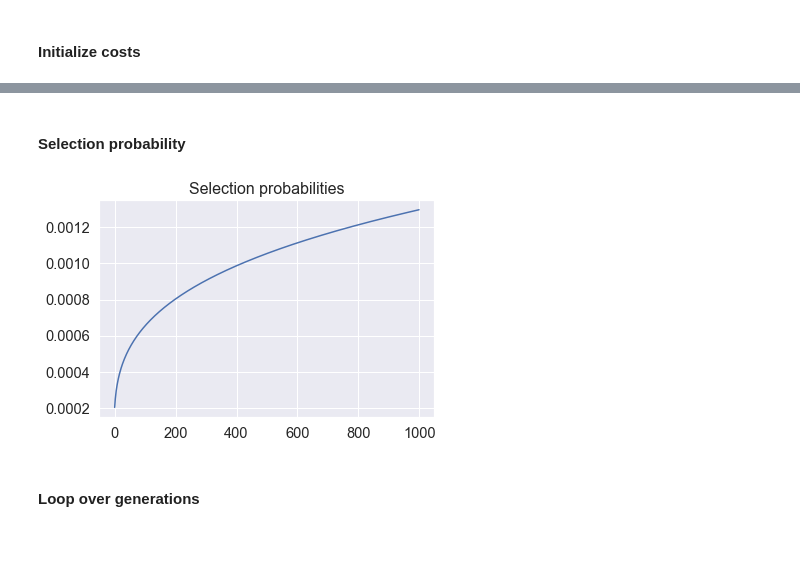
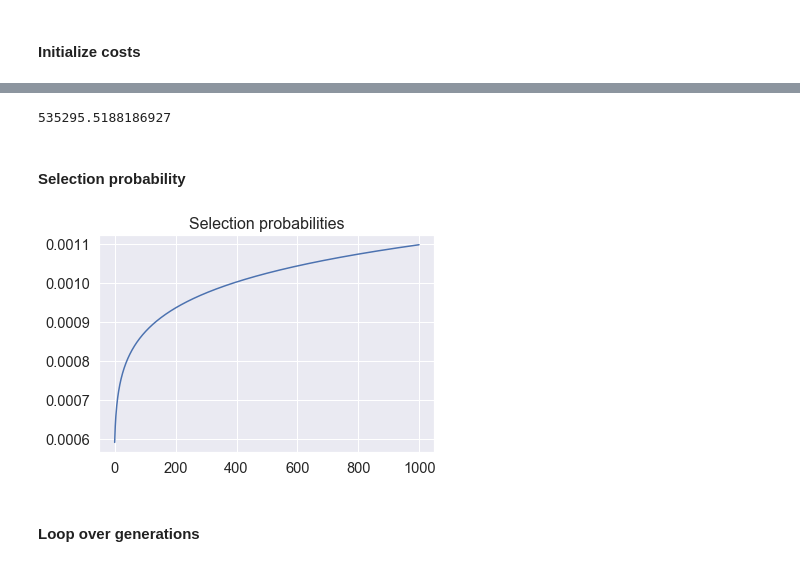
Before and after one commit to jeugregg/santa-workshop-tour-2019, a Jupyter notebook: santa-s-2019-starter-notebook.ipynb, the cells around one changed output, grey strips where cells are left out. Saved outputs shown, nothing was run; the diff lists cells and outputs as text; code cells hidden in the pictures.

Commit message:
update functions : just cosmetic

```diff
--- a/santa-s-2019-starter-notebook.ipynb
+++ b/santa-s-2019-starter-notebook.ipynb
@@ -1685,11 +1783,0 @@ plt.plot(df_pop.columns,df_pop.loc[0]-df_pop.loc[1])
-# %%
-# create cost dataFrame for all population
-t_1 = time.time()
-df_cost = pd.DataFrame(index=df_pop.index)
-df_cost["cost"] = np.nan
-
-for indice in df_cost.index:
-    df_cost.at[indice,"cost"] = cost_function_optim(df_pop.loc[indice].values)
-print(time.time()-t_1)
-
-df_cost.sort_values(by="cost").head(10)
@@ -1968,6 +1783,0 @@ Submission saved here : submission_197363.04481434217.csv
-# %%
-df_pop = joblib.load(PATH_TO_SAVE_DATA + \
-                     '/df_pop1000_fs10_rfm0.01_dc2_rm0.1_gen200000_s197363.pkl')
-
-df_cost = joblib.load(PATH_TO_SAVE_DATA + \
-                     '/df_cost_pop1000_fs10_rfm0.01_dc2_rm0.1_gen200000_s197363.pkl')
@@ -2022,19 +1817,23 @@ df_prob_fam = joblib.load(PATH_TO_SAVE_DATA + '/df_prob_fam.pkl')
 df_prob = joblib.load(PATH_TO_SAVE_DATA + '/df_prob.pkl')
 
 NB_FIRST_SEED = 10
-DELTA_CHOICE = 1
+DELTA_CHOICE_FIRST_POP = 1
 R_FIRST_MUT = 0.01
 NB_FIRST_POP = 1000
 # load
-df_pop = joblib.load(PATH_TO_SAVE_DATA + '/df_pop_choices{}_fs{}_rfm{}_dc{}.pkl'.format(
+df_pop = joblib.load(
+    PATH_TO_SAVE_DATA + '/df_pop_choices{}_fs{}_rfm{}_dc{}.pkl'.format(
                 NB_FIRST_POP,
                 NB_FIRST_SEED,
                 R_FIRST_MUT,
                 DELTA_CHOICE))
 
-
+# info about first pop
 plt.plot(df_pop.columns,df_pop.loc[0]-df_pop.loc[1])
 plt.title("Example : indiv_0 - indiv_1")
 print("Max Same indiv nb : ", find_max_same_indiv(df_pop.values))
+
+df_choices_0, df_des_choices_0, std_mean_0 = pop_choices_info(df_pop)
+df_des_choices_0
 # %% [output]
 Max Same indiv nb :  0
@@ -2073,21 +1887,21 @@ Timing:  1.212759017944336
 | 100 | 627484.859970 |
 | 0 | 672254.027668 |
 [figure]
+# %%
+FIRST_COST = df_cost.sort_values(by="cost")["cost"].iloc[0]
+FIRST_COST
+# %% [output]
+535295.5188186927
 # %% [markdown]
 #### Selection probability
+# %%
+POW_SELECTION = 0.1
 # %%
 # Prob for indiv = inverse rank * POW_SELECTION
-POW_SELECTION = 0.3
-
-df_cost_sort = df_cost.sort_values(by="cost")
-df_cost_sort["rank"] = range(df_cost.shape[0]+1,1,-1 )
-arr_select_prob = np.zeros(df_pop.shape[0])
-arr_select_prob[df_cost_sort.index] = df_cost_sort["rank"].values
-arr_select_prob = (arr_select_prob)**POW_SELECTION
-arr_select_prob = arr_select_prob / np.sum(arr_select_prob)
+arr_select_prob = selection_prob(df_cost, pow_selection=POW_SELECTION)
 plt.plot(np.sort(arr_select_prob))
 plt.title("Selection probabilities");
 # %% [output]
-[figure, old version]
+[figure, new version]
 # %% [markdown]
 ####  Loop over generations
```
Also changed, not shown: parts of 87 cells of this notebook.
